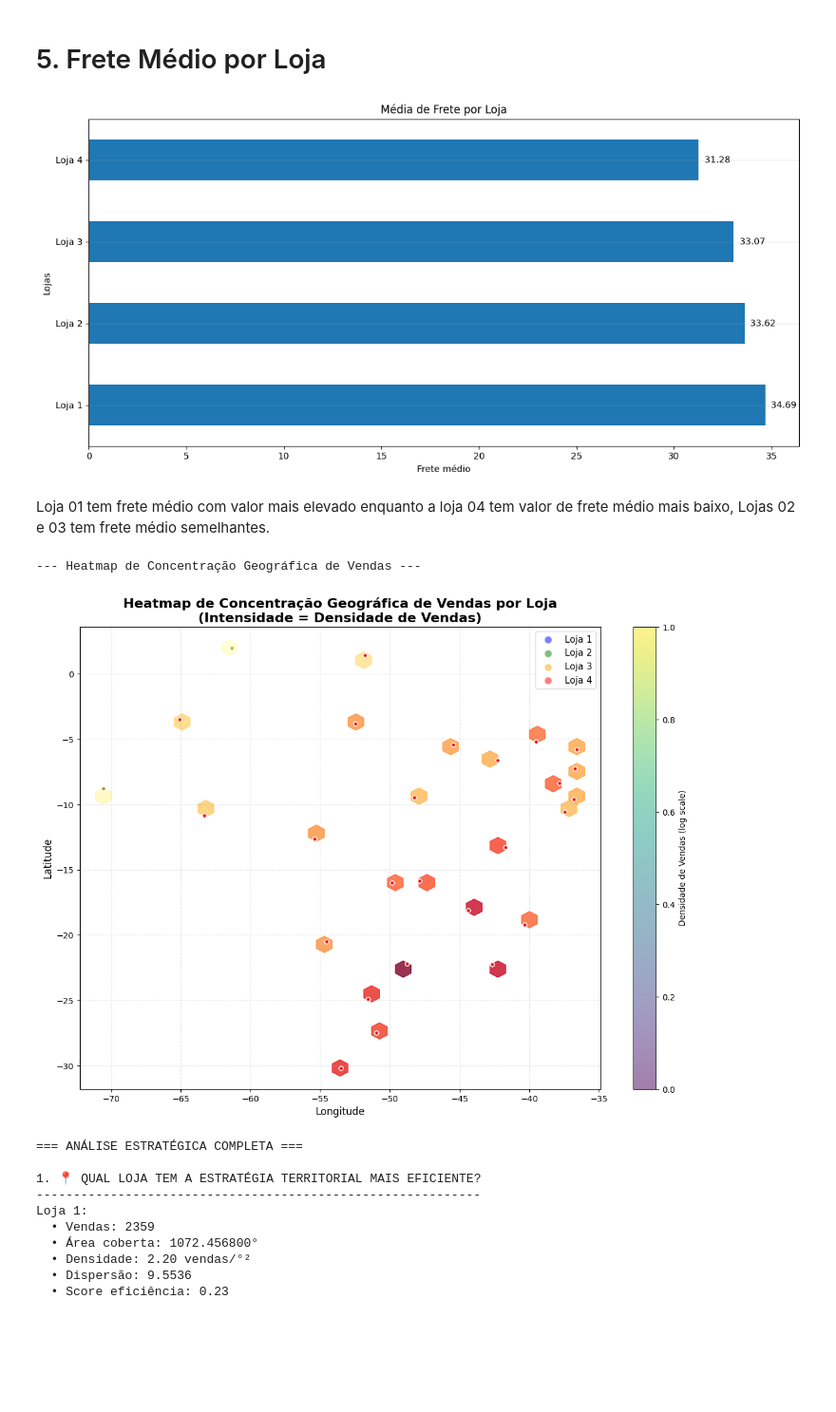
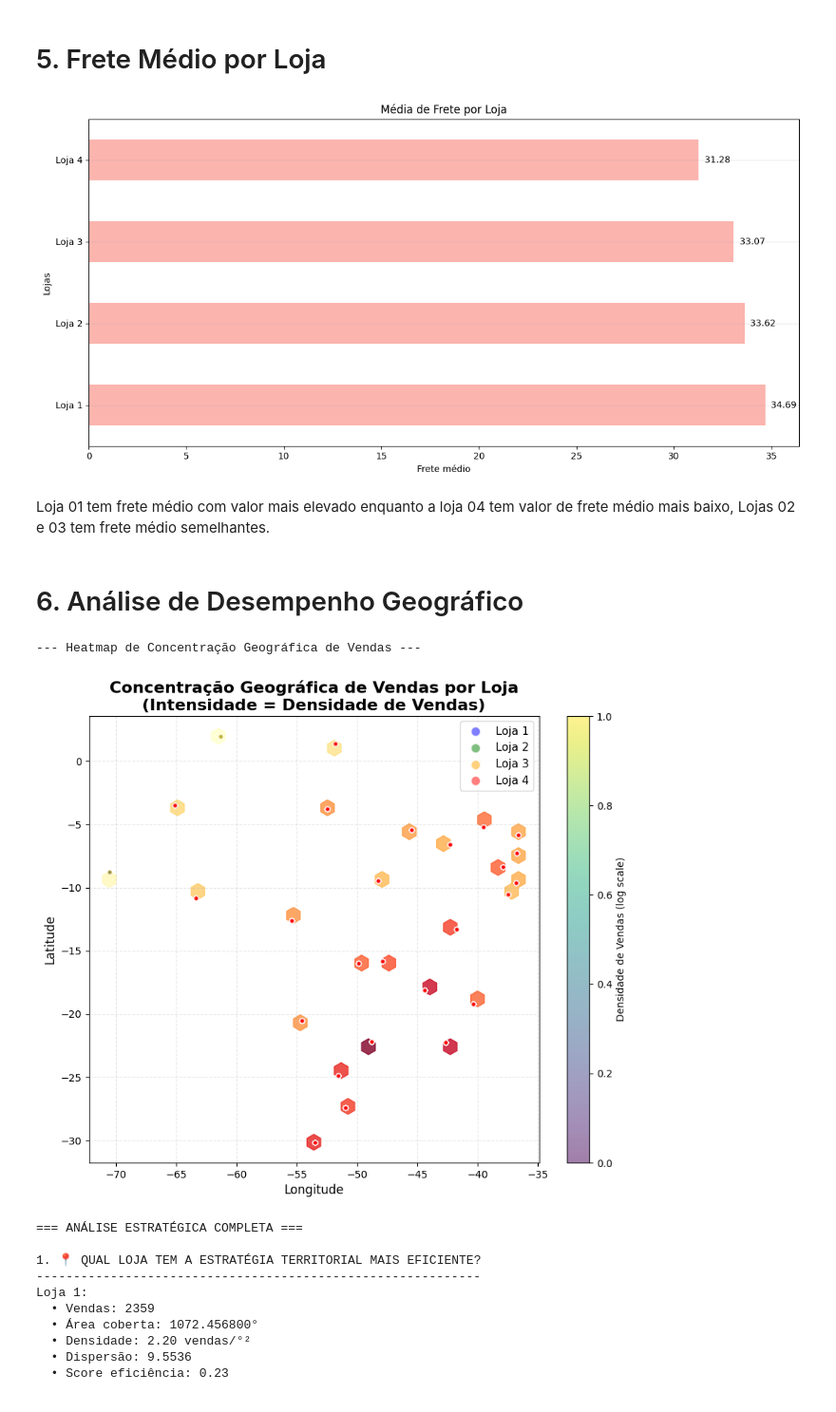
Before and after one commit to JNarimatsu/One_Challenge_Alura_Store, a Jupyter notebook: AluraStoreBrasil.ipynb, the cells around one changed output. Shown at 95% size. Saved outputs shown, nothing was run; the diff lists cells and outputs as text; code cells hidden in the pictures; blank space fills up the shorter version.

```diff
--- a/AluraStoreBrasil.ipynb
+++ b/AluraStoreBrasil.ipynb
@@ -285,6 +307,8 @@ frete3 = loja3['Frete'].mean()
 # %%
 frete4 = loja4['Frete'].mean()
 # %%
+import matplotlib.cm as cm
+
 frete = pd.DataFrame({
     'Loja 1': frete1,
     'Loja 2': frete2,
@@ -293,7 +317,11 @@ frete = pd.DataFrame({
 }, index=['Frete Médio'])
 frete_transposto = frete.T
 
-ax = frete_transposto.plot.barh(figsize=(12, 6), legend=False)
+cmap = plt.colormaps.get_cmap('Pastel1')
+# Since it's a single bar series, I can pick the first color from Pastel1
+color_for_bar = cmap(0)
+
+ax = frete_transposto.plot.barh(figsize=(12, 6), legend=False, color=color_for_bar)
 plt.title('Média de Frete por Loja')
 plt.xlabel('Frete médio')
 plt.ylabel('Lojas')
@@ -306,40 +334,42 @@ for container in ax.containers:
 plt.tight_layout()
 plt.show()
 # %% [output]
-[figure, old version]
+[figure, new version]
 # %% [markdown]
 Loja 01 tem frete médio com valor mais elevado enquanto a loja 04 tem valor de frete médio mais baixo, Lojas 02 e 03 tem frete médio semelhantes.
+# %% [markdown]
+# 6. Análise de Desempenho Geográfico
 # %%
 lats1 = loja['lat']; lons1 = loja['lon']
 lats2 = loja2['lat']; lons2 = loja2['lon']
 lats3 = loja3['lat']; lons3 = loja3['lon']
 lats4 = loja4['lat']; lons4 = loja4['lon']
 
 print("--- Heatmap de Concentração Geográfica de Vendas ---")
 
-plt.figure(figsize=(14, 10))
+plt.figure(figsize=(10, 8))
 
 all_lons = np.concatenate([lons1, lons2, lons3, lons4])
 all_lats = np.concatenate([lats1, lats2, lats3, lats4])
 
 plt.hexbin(all_lons, all_lats, gridsize=30, cmap='YlOrRd', alpha=0.8, bins='log')
 
 plt.scatter(lons1, lats1, color='blue', alpha=0.5, label='Loja 1', s=20, edgecolors='white')
 plt.scatter(lons2, lats2, color='green', alpha=0.5, label='Loja 2', s=20, edgecolors='white')
 plt.scatter(lons3, lats3, color='orange', alpha=0.5, label='Loja 3', s=20, edgecolors='white')
 plt.scatter(lons4, lats4, color='red', alpha=0.5, label='Loja 4', s=20, edgecolors='white')
 
 plt.title('Concentração Geográfica de Vendas por Loja\n(Intensidade = Densidade de Vendas)', fontsize=16, fontweight='bold')
 plt.xlabel('Longitude', fontsize=12)
 plt.ylabel('Latitude', fontsize=12)
 plt.legend(markerscale=2, fontsize=11)
 plt.colorbar(label='Densidade de Vendas (log scale)')
 plt.grid(True, linestyle='--', alpha=0.3)
 
 plt.show()
 # %% [output]
 --- Heatmap de Concentração Geográfica de Vendas ---
-[figure, old version]
+[figure, new version]
 # %%
 import numpy as np
 from scipy.spatial import distance
```
Also changed, not shown: parts of 6 cells of this notebook.
